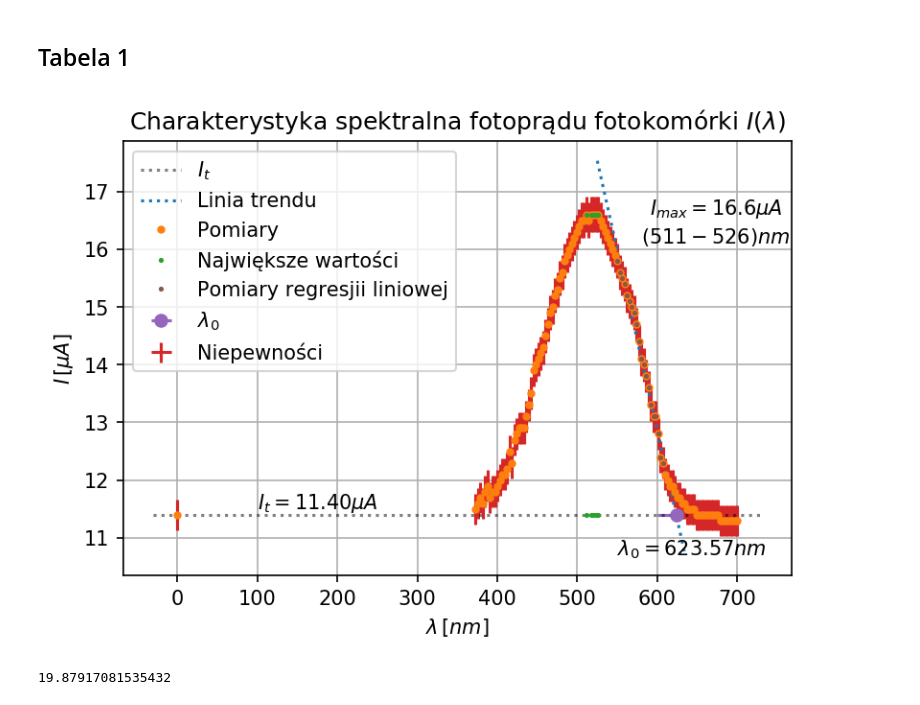
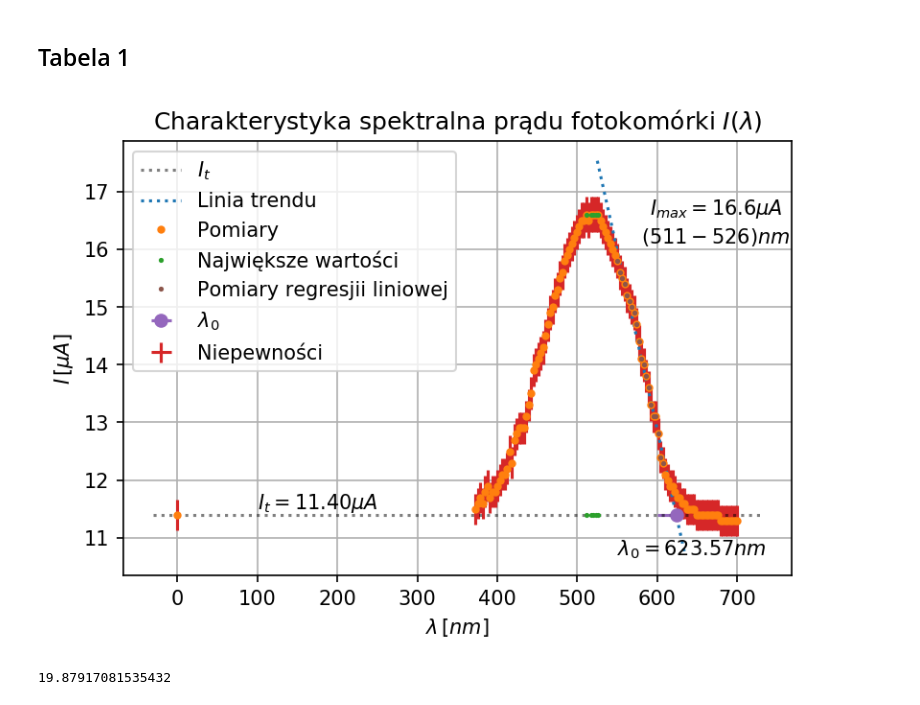
Before and after one commit to michelangelo21/LPF, a Jupyter notebook: LPF91/LPF91.ipynb, the cells around one changed output. Saved outputs shown, nothing was run; the diff lists cells and outputs as text; code cells hidden in the pictures.

```diff
--- a/LPF91/LPF91.ipynb
+++ b/LPF91/LPF91.ipynb
@@ -99,35 +99,35 @@ x0 = np.linspace(x[start]-25, x[end]+25, 100)
 plt.plot(x0, p[0]*x0 + p[1],':', label="Linia trendu")
 
 plt.plot(x,y,'.', label='Pomiary')
 plt.plot(x[y==y.max()],np.ones(len(x[y==y.max()])) * y.max(), '.', label="Największe wartości", markersize=3)
 plt.plot(x[y==y.max()],np.ones(len(x[y==y.max()])) * I_t, '.', color="C2", markersize=3)
 plt.text(590, y.max(), "$I_{max} = %.1f \mu A$" % y.max())
 plt.text(580, y.max()-0.5, "$(%.0f - %.0f) nm$" % (x[y==y.max()].iloc[0], x[y==y.max()].iloc[-1]))
 
 
 plt.plot(x[start:end], y[start:end],'.', label='Pomiary regresjii liniowej', color="C5", markersize=3)
 
 Lambda_0 = (-p[1]+I_t)/p[0]
 #Lambda_0 = (-p[1])/p[0]
 u_Lambda_0 = np.sqrt((-(-p[1]+I_t)/p[0]**2)**2 * V[0][0]  +  (1/p[0])**2 * V[1][1]  +  (1/p[0])**2 * u_I_t**2)
 
 W = const.h * const.c / (Lambda_0 * 1e-9)
 u_W = const.h * const.c * (u_Lambda_0*1e-9) / (Lambda_0*1e-9)**2
 
 plt.errorbar(x=Lambda_0, y=I_t, xerr=u_Lambda_0, fmt="o", color='C4', label="$\lambda_0$")
 plt.text(550,10.7,"$\lambda_0 = {:.2f} nm$".format(Lambda_0))
 #plt.plot(Lambda_0, 0, "D", color='C4', label="$\lambda_0$")
 
 plt.errorbar(x=x, y=y,xerr=xerr, yerr=yerr, fmt="none", label='Niepewności', color='C3')
-plt.title("Charakterystyka spektralna fotoprądu fotokomórki $I(\lambda)$")
+plt.title("Charakterystyka spektralna prądu fotokomórki $I(\lambda)$")
 plt.xlabel("$\lambda\, [nm]$")
 plt.ylabel("$I\, [\mu A]$")
 plt.grid(axis="both")
 plt.legend()
 plt.savefig("I_Lambda",dpi=600)
 plt.show()
 # %% [output]
-[figure, old version]
+[figure, new version]
 # %%
 plt.rcParams['figure.dpi'] = 150
 x = data1['Lambda']
```
Also changed, not shown: parts of 4 cells of this notebook, 2 other files.
